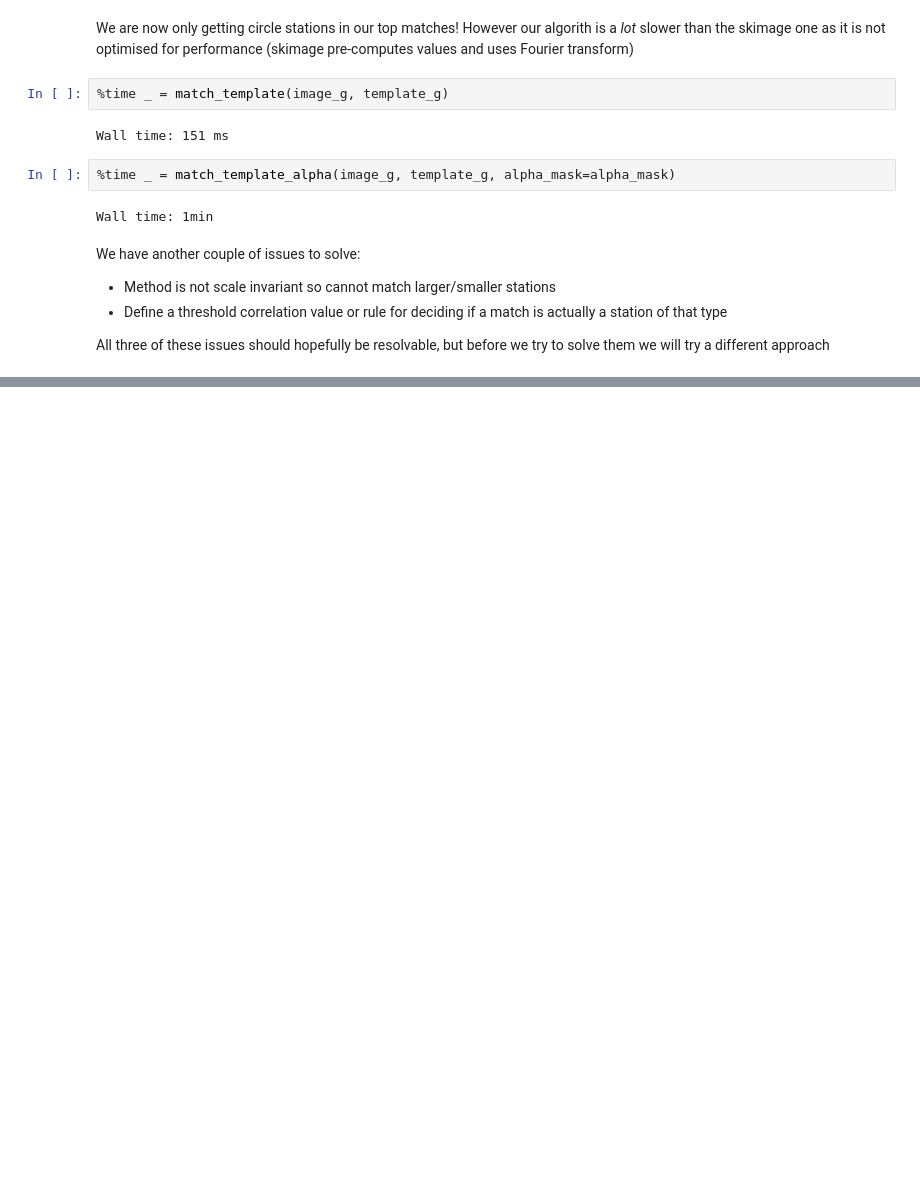
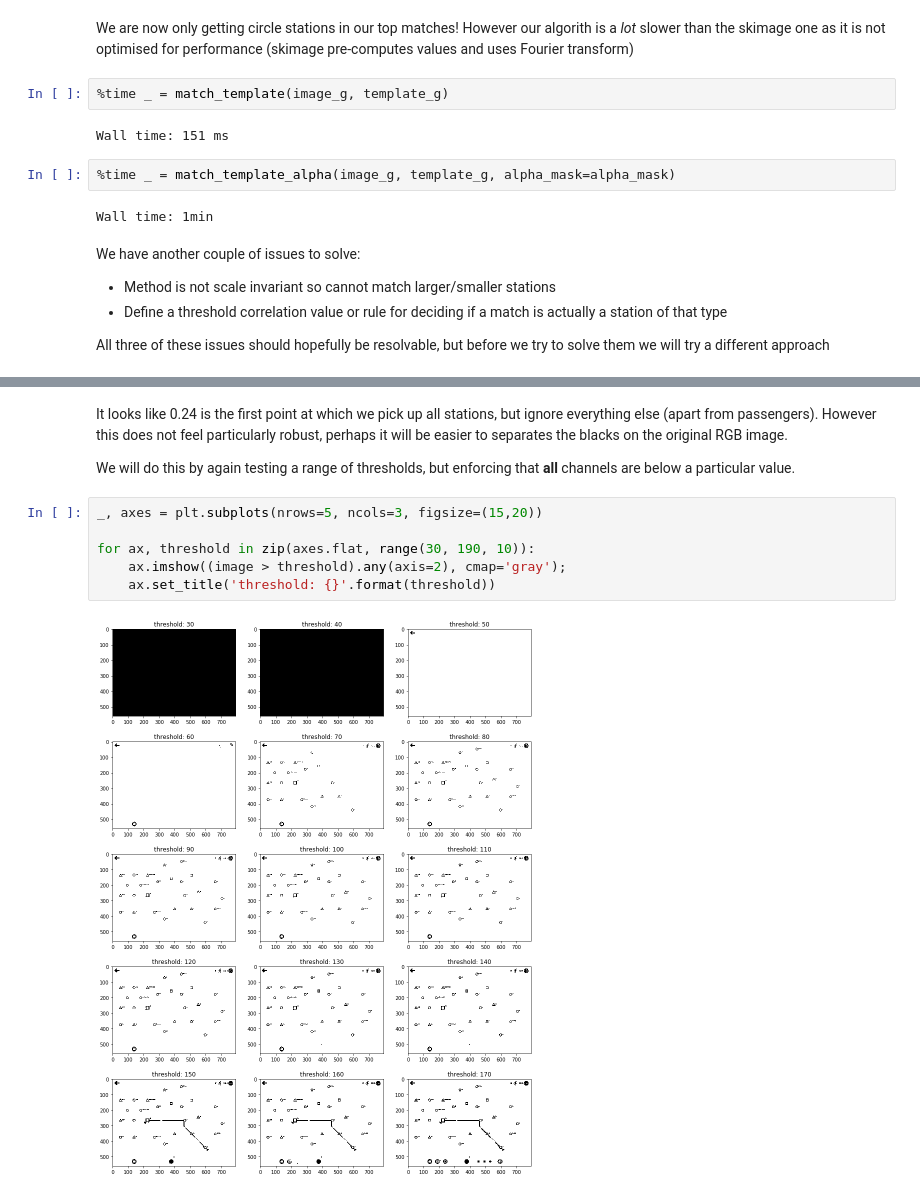
Before and after one commit to david-macleod/mini-metro, a Jupyter notebook: notebooks/02-station-template-matching.ipynb, the cells around one changed output, grey strips where cells are left out. Drawn from its saved outputs; the diff is of its cells as text; blank space fills up the shorter version.

```diff
--- a/notebooks/02-station-template-matching.ipynb
+++ b/notebooks/02-station-template-matching.ipynb
@@ -291,0 +324,12 @@ All three of these issues should hopefully be resolvable, but before we try to s
+# %% [markdown]
+It looks like 0.24 is the first point at which we pick up all stations, but ignore everything else (apart from passengers). However this does not feel particularly robust, perhaps it will be easier to separates the blacks on the original RGB image.
+
+We will do this by again testing a range of thresholds, but enforcing that **all** channels are below a particular value.
+# %%
+_, axes = plt.subplots(nrows=5, ncols=3, figsize=(15,20))
+
+for ax, threshold in zip(axes.flat, range(30, 190, 10)):
+    ax.imshow((image > threshold).any(axis=2), cmap='gray');
+    ax.set_title('threshold: {}'.format(threshold))
+# %% [output]
+[figure, added]
```
Also changed, not shown: parts of 14 cells of this notebook.
